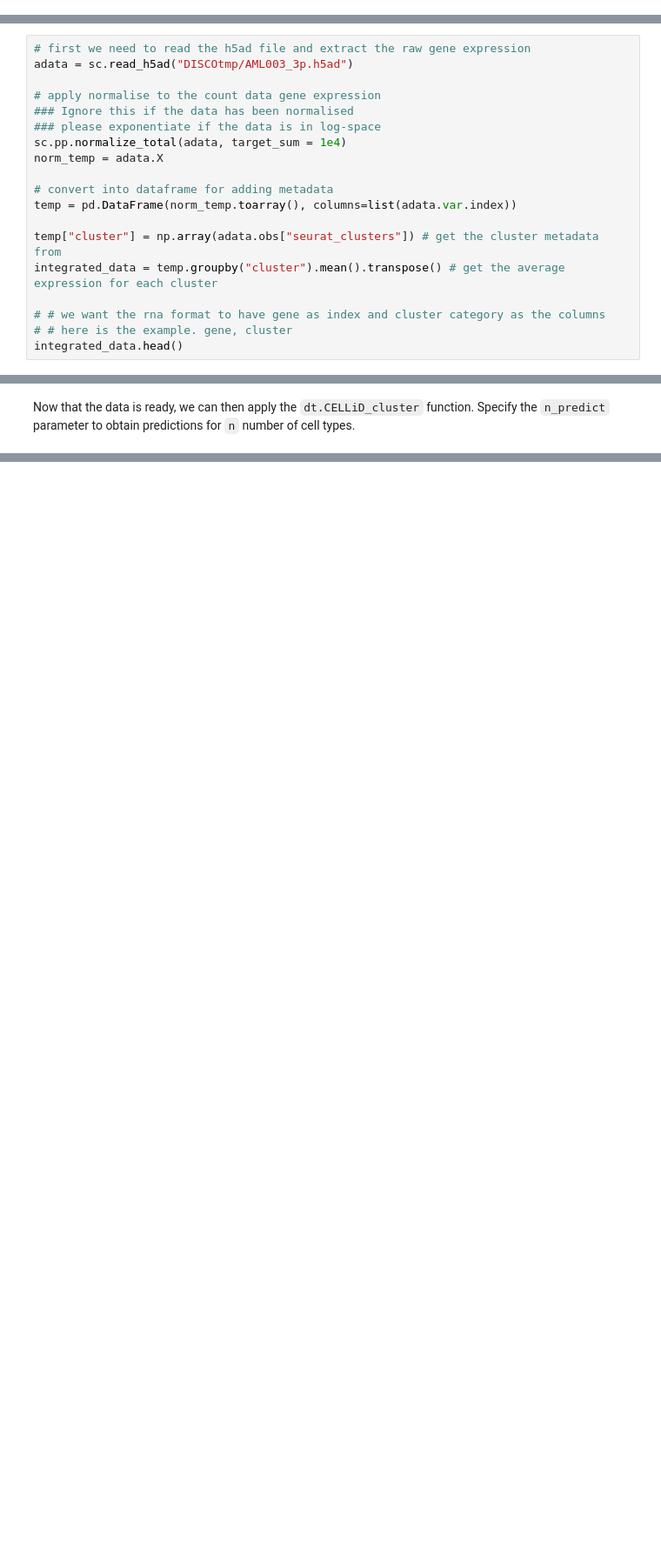
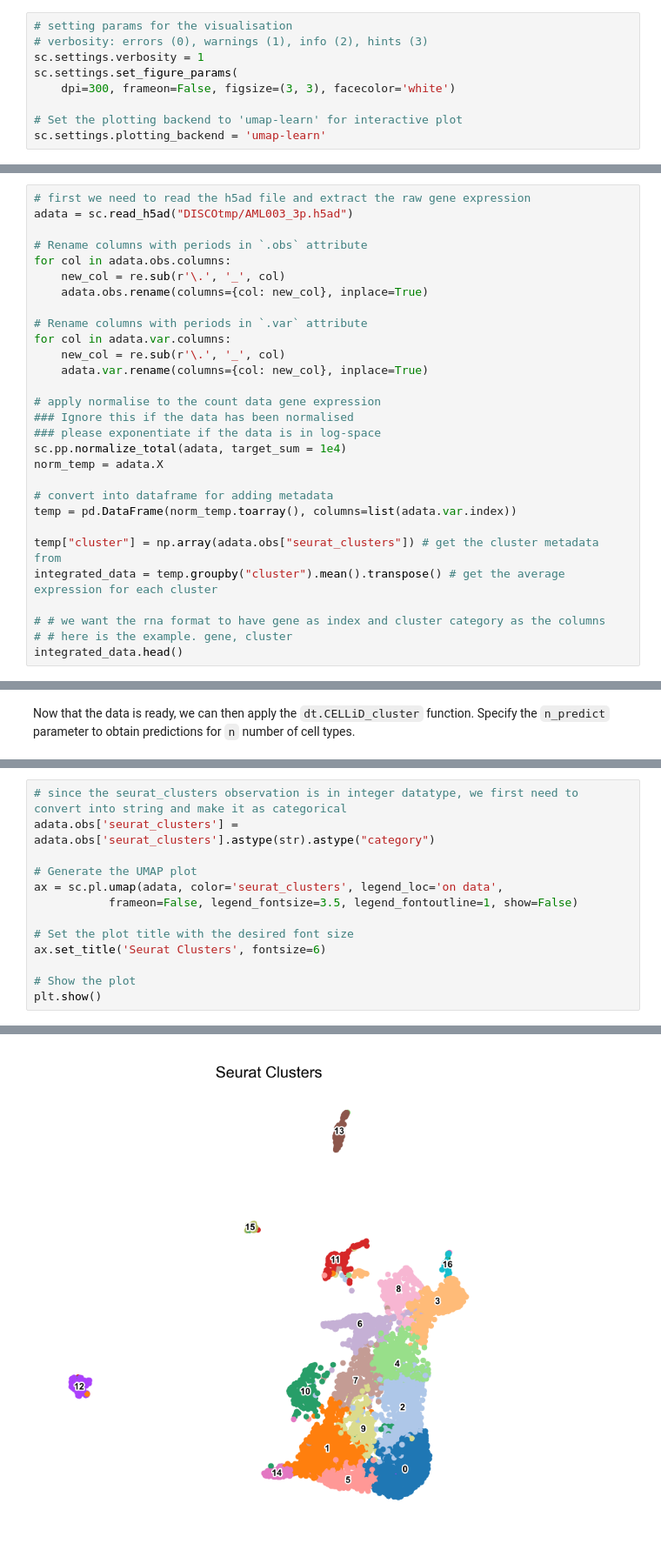
Before and after one commit to JinmiaoChenLab/DISCOtoolkit_py, a Jupyter notebook: docs/CELLiD_celltype_annotation.ipynb, the cells around one changed output, grey strips where cells are left out. Shown at 87% size. Drawn from its saved outputs; the diff is of its cells as text; blank space fills up the shorter version.

Commit message:
adding visualisation to download_data and cellid notebook

```diff
--- a/docs/CELLiD_celltype_annotation.ipynb
+++ b/docs/CELLiD_celltype_annotation.ipynb
@@ -19,6 +28,15 @@ import numpy as np
 
 %load_ext autoreload
 %autoreload 2
+# %%
+# setting params for the visualisation
+# verbosity: errors (0), warnings (1), info (2), hints (3)
+sc.settings.verbosity = 1
+sc.settings.set_figure_params(
+    dpi=300, frameon=False, figsize=(3, 3), facecolor='white')
+
+# Set the plotting backend to 'umap-learn' for interactive plot
+sc.settings.plotting_backend = 'umap-learn'
 # %% [markdown]
 To maintain simplicity, we exclusively employ sample metadata as the filtering criterion to extract a single sample from the `bone_marrow tissue` category. Subsequently, we proceed to download the pertinent data following the guidelines elucidated in the download data tutorial.
 # %%
@@ -57,6 +75,16 @@ The required format for the input data is (gene, cluster).
 # %%
 # first we need to read the h5ad file and extract the raw gene expression
 adata = sc.read_h5ad("DISCOtmp/AML003_3p.h5ad")
+
+# Rename columns with periods in `.obs` attribute
+for col in adata.obs.columns:
+    new_col = re.sub(r'\.', '_', col)
+    adata.obs.rename(columns={col: new_col}, inplace=True)
+
+# Rename columns with periods in `.var` attribute
+for col in adata.var.columns:
+    new_col = re.sub(r'\.', '_', col)
+    adata.var.rename(columns={col: new_col}, inplace=True)
 
 # apply normalise to the count data gene expression
 ### Ignore this if the data has been normalised
@@ -118,0 +147,14 @@ cell_type
+# %%
+# since the seurat_clusters observation is in integer datatype, we first need to convert into string and make it as categorical
+adata.obs['seurat_clusters'] = adata.obs['seurat_clusters'].astype(str).astype("category")
+
+# Generate the UMAP plot
+ax = sc.pl.umap(adata, color='seurat_clusters', legend_loc='on data',
+           frameon=False, legend_fontsize=3.5, legend_fontoutline=1, show=False)
+
+# Set the plot title with the desired font size
+ax.set_title('Seurat Clusters', fontsize=6)
+
+# Show the plot
+plt.show()
+# %% [output]
@@ -118,0 +162 @@ cell_type
+[figure, added]
```
Also changed, not shown: parts of 10 cells of this notebook, 6 other files.
